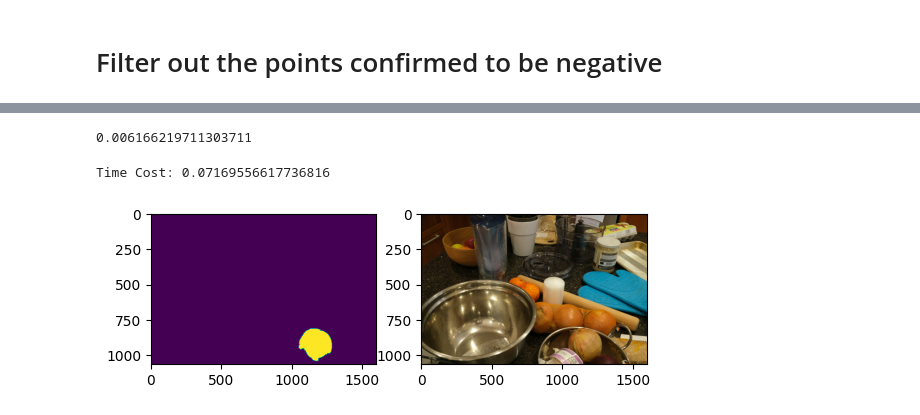
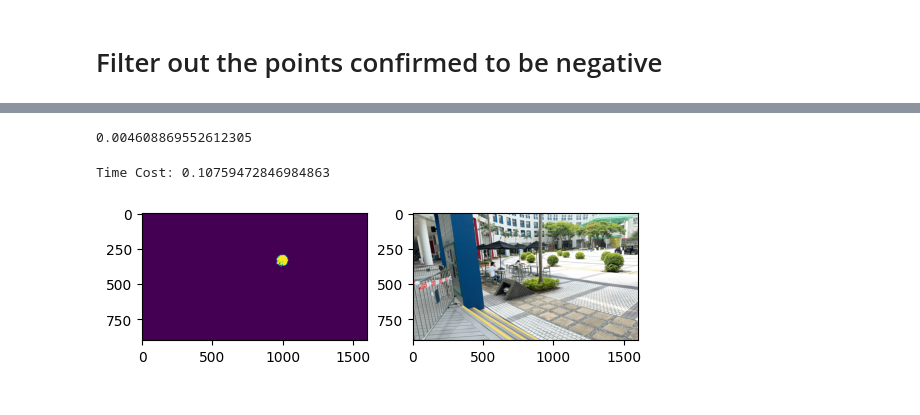
Before and after one commit to siyanhu/SegAnyGAussians, a Jupyter notebook: prompt_segmenting.ipynb, the cells around one changed output, grey strips where cells are left out. Saved outputs shown, nothing was run; the diff lists cells and outputs as text; code cells hidden in the pictures.

Commit message:
finish segment

```diff
--- a/prompt_segmenting.ipynb
+++ b/prompt_segmenting.ipynb
@@ -244,21 +244,25 @@ def postprocess_growing(original_pcd, point_colors, seed_pcd, seed_point_colors,
 import os
 FEATURE_DIM = 32
 
-DATA_ROOT = './data/nerf_llff_data_for_3dgs/'
+DATA_ROOT = './data/sub1'
 # the model path, same to the --model_path in the training, after train_scene.py this folder will be created but named randomly
-MODEL_PATH = './output/counter/'
+MODEL_PATH = './data/sub1/output_samtgs'
 # 'lego_real_night_radial'
-SPIN_SCENE_NAME = 'lego_real_night_radial'
-NVOS_SCENE_NAME = 'orchids'
-FEATURE_GAUSSIAN_ITERATION = 20111
+SPIN_SCENE_NAME = 'HKUST'
+NVOS_SCENE_NAME = 'sub1'
+FEATURE_GAUSSIAN_ITERATION = 30000
 
 SAM_PROJ_PATH = os.path.join(MODEL_PATH, f'point_cloud/iteration_{str(FEATURE_GAUSSIAN_ITERATION)}/sam_proj.pt')
 NEG_PROJ_PATH = os.path.join(MODEL_PATH, f'point_cloud/iteration_{str(FEATURE_GAUSSIAN_ITERATION)}/neg_proj.pt')
 FEATURE_PCD_PATH = os.path.join(MODEL_PATH, f'point_cloud/iteration_{str(FEATURE_GAUSSIAN_ITERATION)}/contrastive_feature_point_cloud.ply')
 SCENE_PCD_PATH = os.path.join(MODEL_PATH, f'point_cloud/iteration_{str(FEATURE_GAUSSIAN_ITERATION)}/point_cloud.ply')
 
-SAM_ARCH = 'vit_h'
-SAM_CKPT_PATH = './dependencies/sam_ckpt/sam_vit_h_4b8939.pth'
+SAM_ARCH = 'vit_b'
+SAM_CKPT_PATH = './third_party/segment-anything/checkpoints/sam_vit_b_01ec64.pth'
+
+OUTPUT_SEG_PATH = os.path.join(MODEL_PATH, 'segmentation')
+if not os.path.exists(OUTPUT_SEG_PATH):
+    os.makedirs(OUTPUT_SEG_PATH)
 # %% [markdown]
 # Data and Model Preparation
 # %%
@@ -320,6 +324,6 @@ There are 240 views in the dataset.
 # %%
-ref_img_camera_id = 0
-mask_img_camera_id = 0
+ref_img_camera_id = 34
+mask_img_camera_id = 34
 
 view = cameras[ref_img_camera_id]
 img = view.original_image * 255
@@ -357,7 +361,9 @@ plt.imshow(img)
 # garden
 # input_point = np.array([[520, 400], [550, 300]])
 
-input_point = np.array([[800, 900]])
+# input_point = np.array([[800, 900]])
+
+input_point = np.array([[400, 400]])
 input_label = np.ones(len(input_point))
 
 with torch.no_grad():
@@ -402,9 +408,11 @@ mask_low_dim_features = ref_mask.unsqueeze(0) * torch.nn.functional.interpolate(
 mask_pooling_prototype = mask_low_dim_features.sum(dim = (1,2)) / torch.count_nonzero(ref_mask)
 
 # Feature Field query
-# mask_low_dim_features = ref_mask.unsqueeze(0) * torch.nn.functional.interpolate(rendered_feature.unsqueeze(0), ref_mask.shape[-2:], mode = 'bilinear').squeeze()
-# mask_pooling_prototype = mask_low_dim_features.sum(dim = (1,2)) / torch.count_nonzero(ref_mask)
+mask_low_dim_features = ref_mask.unsqueeze(0) * torch.nn.functional.interpolate(rendered_feature.unsqueeze(0), ref_mask.shape[-2:], mode = 'bilinear').squeeze()
+mask_pooling_prototype = mask_low_dim_features.sum(dim = (1,2)) / torch.count_nonzero(ref_mask)
 
 time2 = time.time() - start_time
 print(time2)
+
+mask_pooling_prototype
 # %% [output]
@@ -582,20 +595,20 @@ final_mask *= point_mask.unsqueeze(-1)
 time7 = time.time() - start_time
 print(time7)
 
-torch.save(final_mask.bool(), './segmentation_res/final_mask.pt')
+torch.save(final_mask.bool(), OUTPUT_SEG_PATH + '/final_mask.pt')
 
 final_xyz = xyz[final_mask.cpu().bool().squeeze(), ...].data
 # %% [output]
-0.006166219711303711
+0.004608869552612305
 # %%
-mask_img_camera_id = 0
+mask_img_camera_id = 25
 rendered_mask_pkg = gaussian_renderer.render_mask(cameras[mask_img_camera_id], feature_gaussians, pipeline.extract(args), background, precomputed_mask=final_mask.float())
 plt.subplot(1,2,1)
 plt.imshow(rendered_mask_pkg['mask'].squeeze().detach().cpu() >= 0.5)
 plt.subplot(1,2,2)
 plt.imshow((cameras[mask_img_camera_id].original_image).permute([1,2,0]).cpu())
 
 print("Time Cost:", time1 + time2 + time3 + time4 + time5 + time6 + time7)
 # %% [output]
-Time Cost: 0.07169556617736816
+Time Cost: 0.10759472846984863
-[figure, old version]
+[figure, new version]
```
Also changed, not shown: parts of 11 cells of this notebook, 3 other files.
